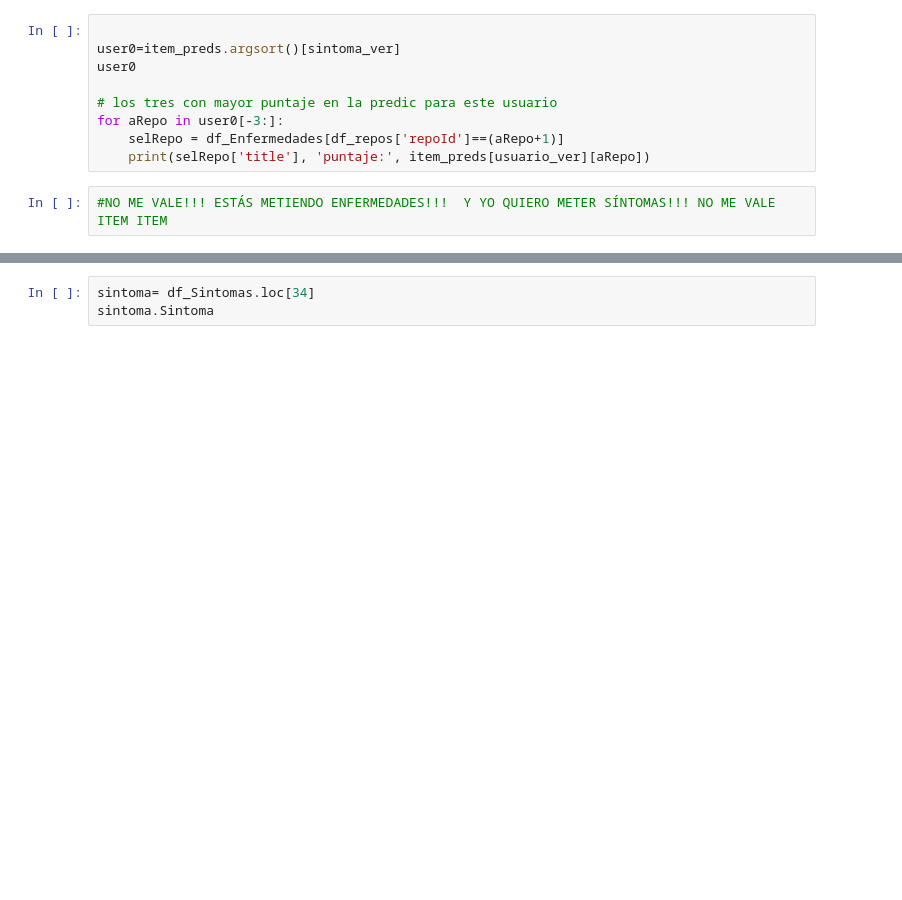
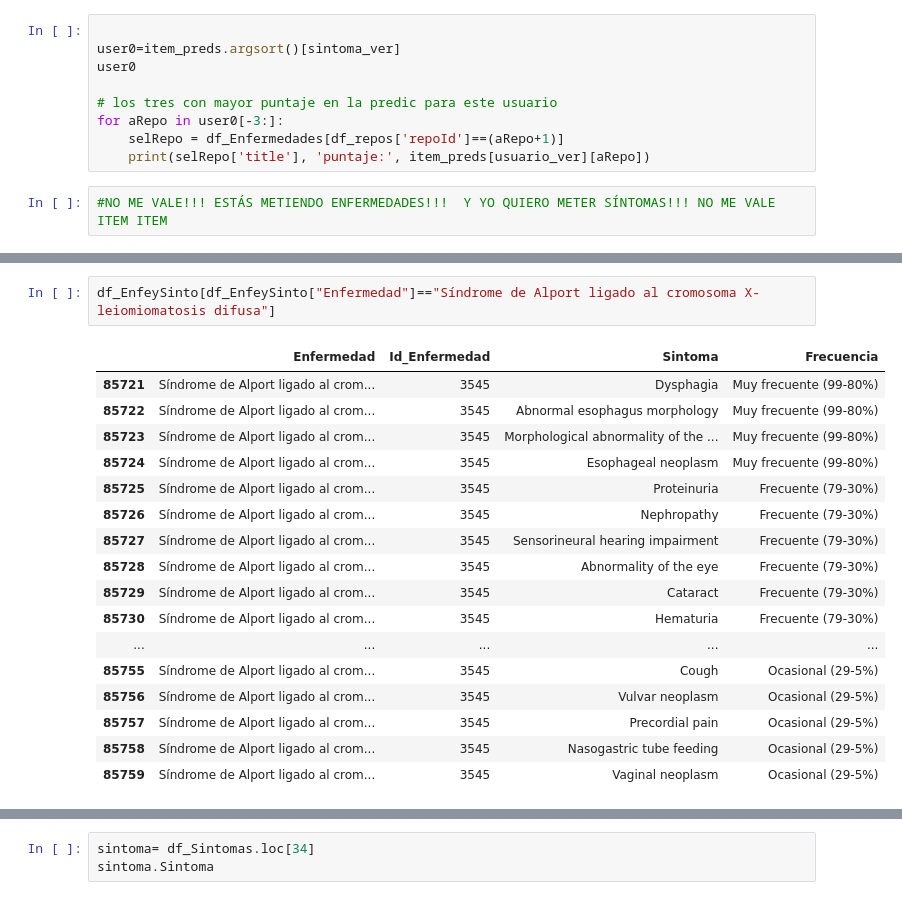
Before and after one commit to gpalomares2022/Kedro_real_project, a Jupyter notebook: notebooks/NotebookTFM16M.ipynb, the cells around one changed output, grey strips where cells are left out. Cells and saved outputs as stored; diff of their text form; blank space fills up the shorter version.

```diff
--- a/notebooks/NotebookTFM16M.ipynb
+++ b/notebooks/NotebookTFM16M.ipynb
@@ -950,0 +914,20 @@ a=Valoraciones[34].sort_values(ascending=False).head(10)
+# %%
+df_EnfeySinto[df_EnfeySinto["Enfermedad"]=="Síndrome de Alport ligado al cromosoma X-leiomiomatosis difusa"]
+# %% [output]
+|  | Enfermedad | Id_Enfermedad | Sintoma | Frecuencia |
+| 85721 | Síndrome de Alport ligado al crom... | 3545 | Dysphagia | Muy frecuente (99-80%) |
+| 85722 | Síndrome de Alport ligado al crom... | 3545 | Abnormal esophagus morphology | Muy frecuente (99-80%) |
+| 85723 | Síndrome de Alport ligado al crom... | 3545 | Morphological abnormality of the ... | Muy frecuente (99-80%) |
+| 85724 | Síndrome de Alport ligado al crom... | 3545 | Esophageal neoplasm | Muy frecuente (99-80%) |
+| 85725 | Síndrome de Alport ligado al crom... | 3545 | Proteinuria | Frecuente (79-30%) |
+| 85726 | Síndrome de Alport ligado al crom... | 3545 | Nephropathy | Frecuente (79-30%) |
+| 85727 | Síndrome de Alport ligado al crom... | 3545 | Sensorineural hearing impairment | Frecuente (79-30%) |
+| 85728 | Síndrome de Alport ligado al crom... | 3545 | Abnormality of the eye | Frecuente (79-30%) |
+| 85729 | Síndrome de Alport ligado al crom... | 3545 | Cataract | Frecuente (79-30%) |
+| 85730 | Síndrome de Alport ligado al crom... | 3545 | Hematuria | Frecuente (79-30%) |
+| ... | ... | ... | ... | ... |
+| 85755 | Síndrome de Alport ligado al crom... | 3545 | Cough | Ocasional (29-5%) |
+| 85756 | Síndrome de Alport ligado al crom... | 3545 | Vulvar neoplasm | Ocasional (29-5%) |
+| 85757 | Síndrome de Alport ligado al crom... | 3545 | Precordial pain | Ocasional (29-5%) |
+| 85758 | Síndrome de Alport ligado al crom... | 3545 | Nasogastric tube feeding | Ocasional (29-5%) |
+| 85759 | Síndrome de Alport ligado al crom... | 3545 | Vaginal neoplasm | Ocasional (29-5%) |
```
Also changed, not shown: parts of 45 cells of this notebook.
